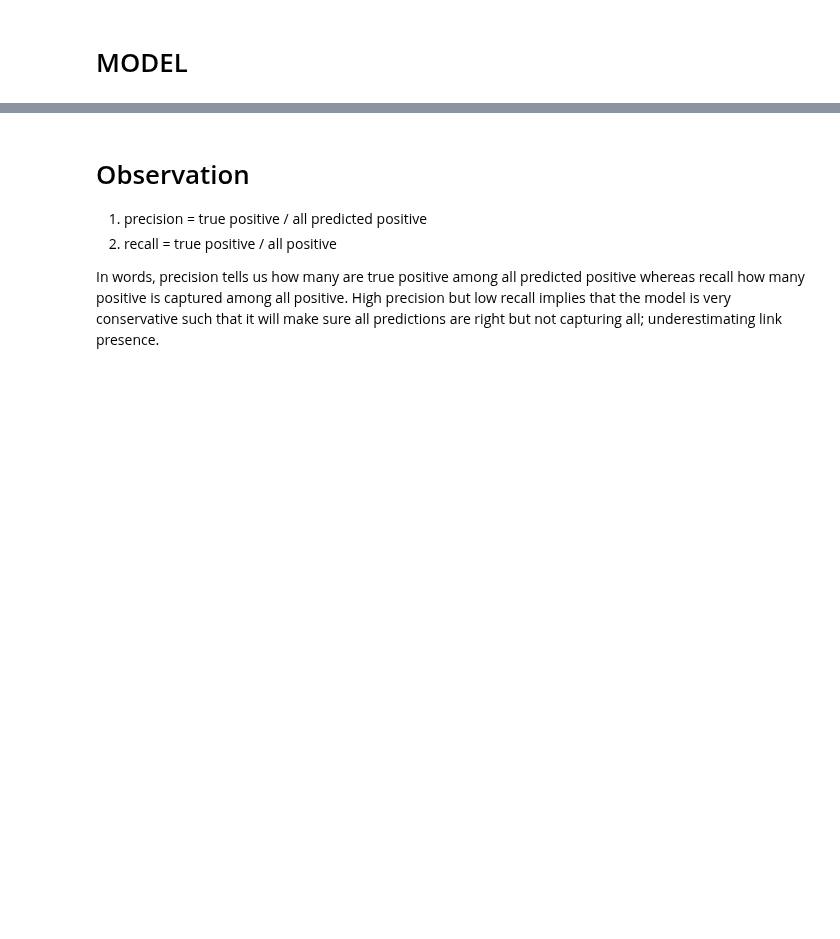
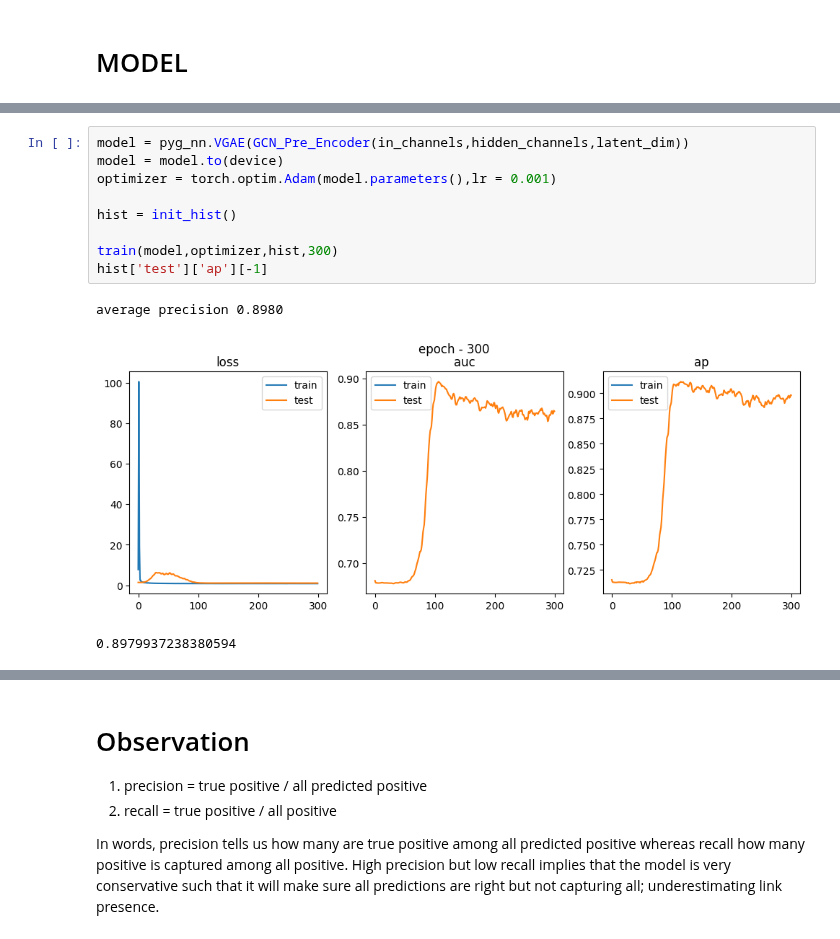
Before and after one commit to taimoon/deep-learning-note, a Jupyter notebook: GRAPH AUTOENCODER.ipynb, the cells around one changed output, grey strips where cells are left out. Cells and saved outputs as stored; diff of their text form; blank space fills up the shorter version.

```diff
--- a/GRAPH AUTOENCODER.ipynb
+++ b/GRAPH AUTOENCODER.ipynb
@@ -150,0 +194,13 @@ plot_loss(hist)
+# %%
+model = pyg_nn.VGAE(GCN_Pre_Encoder(in_channels,hidden_channels,latent_dim))
+model = model.to(device)
+optimizer = torch.optim.Adam(model.parameters(),lr = 0.001)
+
+hist = init_hist()
+
+train(model,optimizer,hist,300)
+hist['test']['ap'][-1]
+# %% [output]
+average precision 0.8980
+[figure, added]
+0.8979937238380594
```
Also changed, not shown: parts of 23 cells of this notebook.
